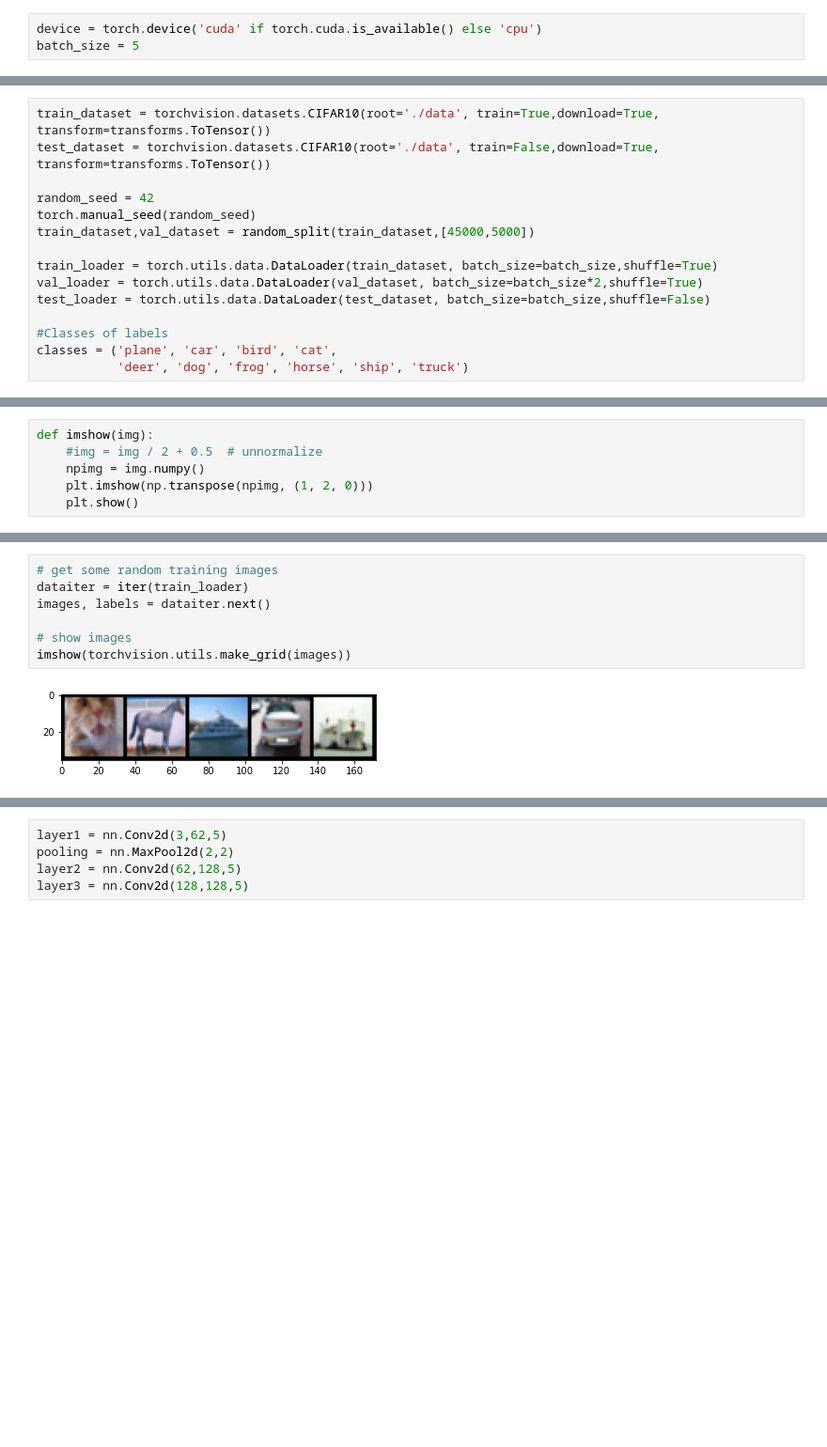
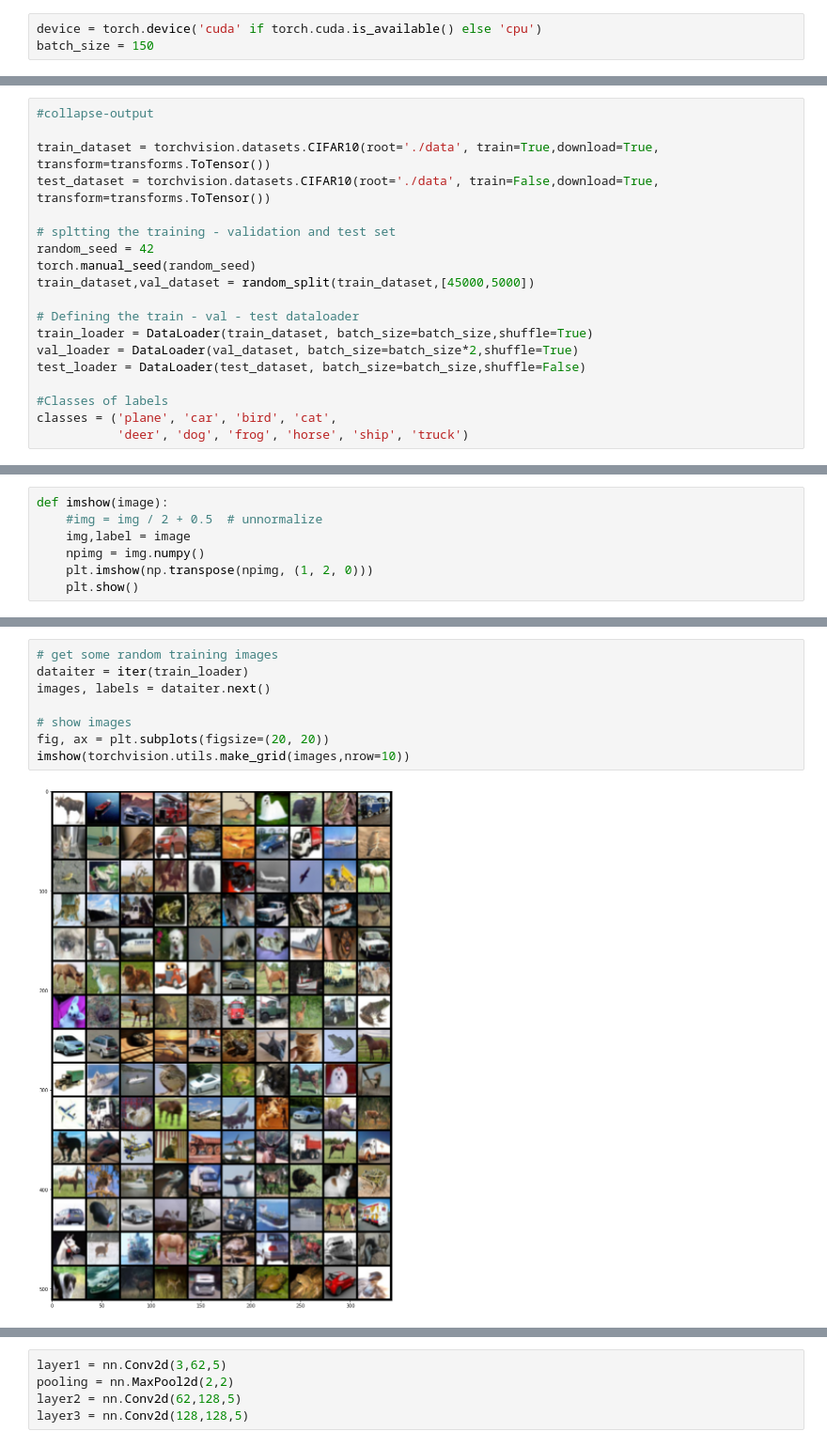
Before and after one commit to nakulpyasi/Unified-AI, a Jupyter notebook: _notebooks/CNN.ipynb, the cells around one changed output, grey strips where cells are left out. Shown at 94% size. Saved outputs shown, nothing was run; the diff lists cells and outputs as text; blank space fills up the shorter version.

```diff
--- a/_notebooks/CNN.ipynb
+++ b/_notebooks/CNN.ipynb
@@ -28,4 +33,4 @@ import yaml
 import numpy as np
 # %%
 device = torch.device('cuda' if torch.cuda.is_available() else 'cpu')
-batch_size = 5
+batch_size = 150
@@ -32,14 +42,18 @@ batch_size = 5
 # %%
+#collapse-output
+
 train_dataset = torchvision.datasets.CIFAR10(root='./data', train=True,download=True, transform=transforms.ToTensor())
 test_dataset = torchvision.datasets.CIFAR10(root='./data', train=False,download=True, transform=transforms.ToTensor())
 
+# spltting the training - validation and test set
 random_seed = 42
 torch.manual_seed(random_seed)
 train_dataset,val_dataset = random_split(train_dataset,[45000,5000])
 
-train_loader = torch.utils.data.DataLoader(train_dataset, batch_size=batch_size,shuffle=True)
-val_loader = torch.utils.data.DataLoader(val_dataset, batch_size=batch_size*2,shuffle=True)
-test_loader = torch.utils.data.DataLoader(test_dataset, batch_size=batch_size,shuffle=False)
+# Defining the train - val - test dataloader
+train_loader = DataLoader(train_dataset, batch_size=batch_size,shuffle=True)
+val_loader = DataLoader(val_dataset, batch_size=batch_size*2,shuffle=True)
+test_loader = DataLoader(test_dataset, batch_size=batch_size,shuffle=False)
 
 #Classes of labels
 classes = ('plane', 'car', 'bird', 'cat',
@@ -50,6 +67,7 @@ Files already downloaded and verified
 # %%
-def imshow(img):
+def imshow(image):
     #img = img / 2 + 0.5  # unnormalize
+    img,label = image
     npimg = img.numpy()
     plt.imshow(np.transpose(npimg, (1, 2, 0)))
     plt.show()
@@ -56,10 +76,11 @@ def imshow(img):
 # %%
 # get some random training images
 dataiter = iter(train_loader)
 images, labels = dataiter.next()
 
 # show images
-imshow(torchvision.utils.make_grid(images))
+fig, ax = plt.subplots(figsize=(20, 20))
+imshow(torchvision.utils.make_grid(images,nrow=10))
 # %% [output]
-[figure, old version]
+[figure, new version]
 # %%
```
Also changed, not shown: parts of 25 cells of this notebook.
